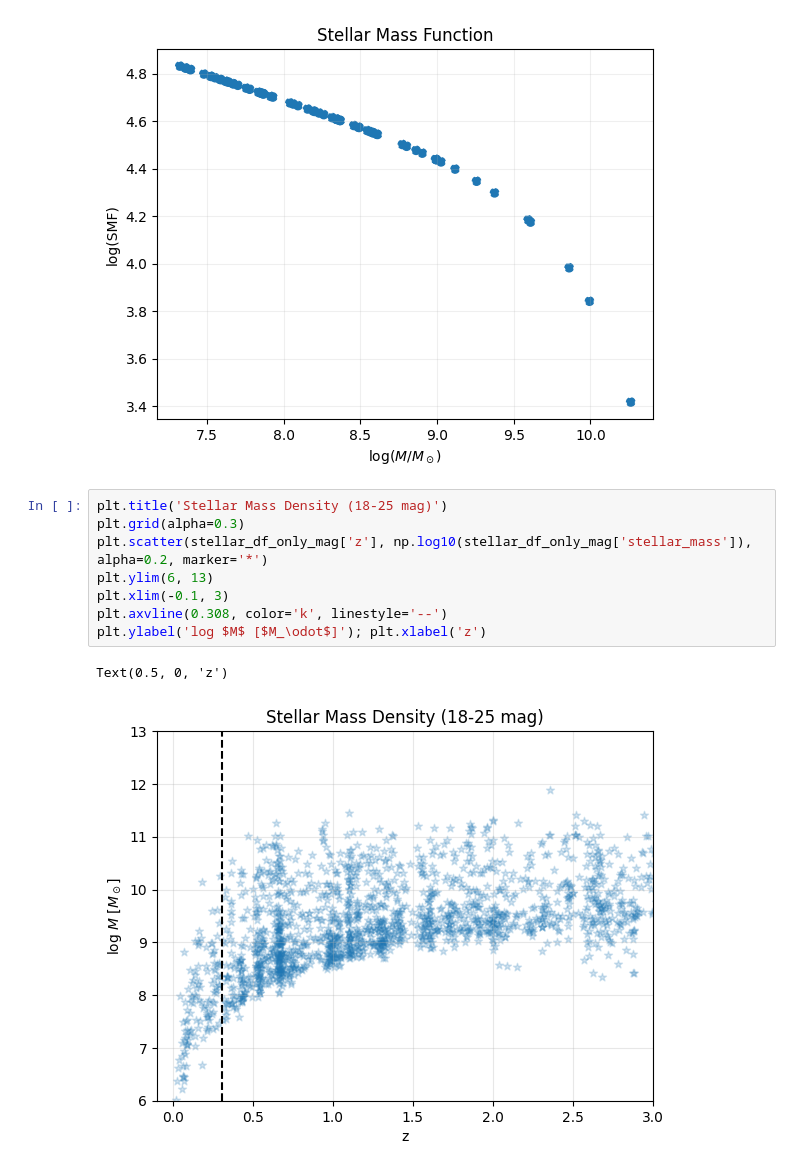
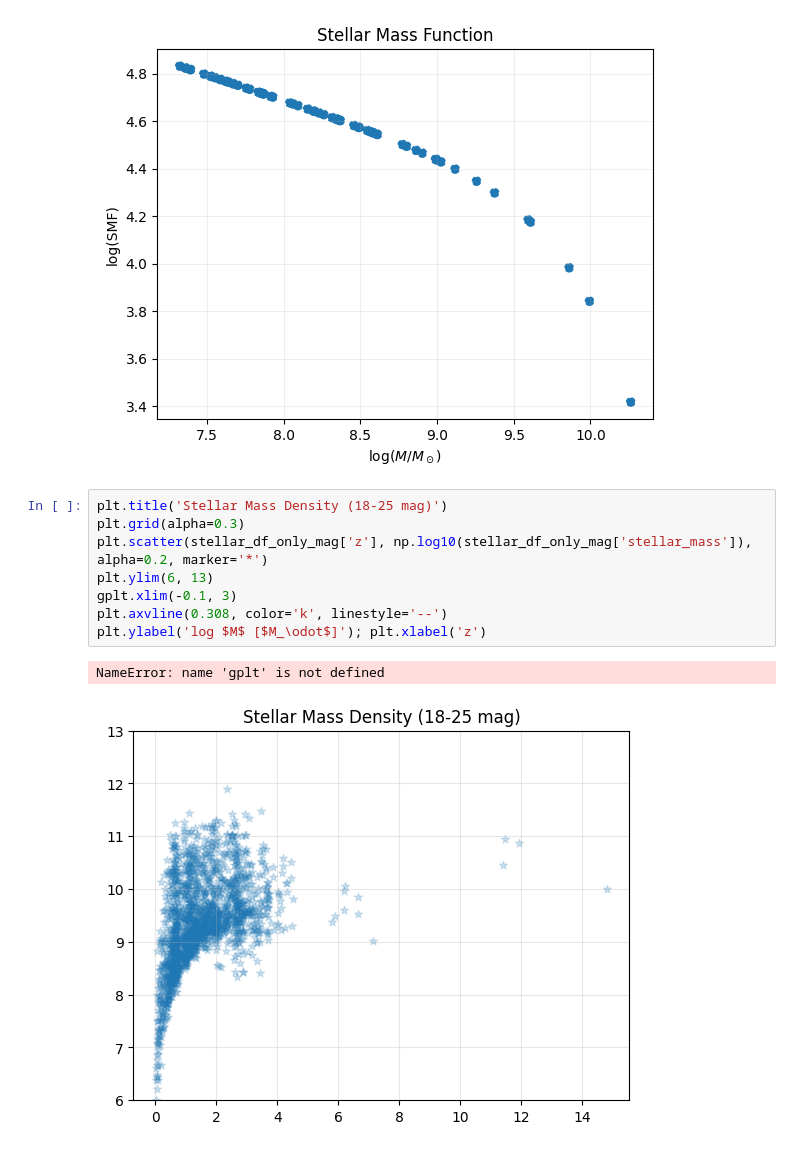
Before and after one commit to mayamerch/block-3-project, a Jupyter notebook: gds field.ipynb, the cells around one changed output. Saved outputs shown, nothing was run; the diff lists cells and outputs as text.

```diff
--- a/gds field.ipynb
+++ b/gds field.ipynb
@@ -464,11 +466,11 @@ plt.grid(alpha=0.2)
 # %%
 plt.title('Stellar Mass Density (18-25 mag)')
 plt.grid(alpha=0.3)
 plt.scatter(stellar_df_only_mag['z'], np.log10(stellar_df_only_mag['stellar_mass']), alpha=0.2, marker='*')
 plt.ylim(6, 13)
-plt.xlim(-0.1, 3)
+gplt.xlim(-0.1, 3)
 plt.axvline(0.308, color='k', linestyle='--')
 plt.ylabel('log $M$ [$M_\odot$]'); plt.xlabel('z')
 # %% [output]
-Text(0.5, 0, 'z')
+NameError: name 'gplt' is not defined
-[figure, old version]
+[figure, new version]
```
Also changed, not shown: parts of 2 cells of this notebook, 1 other file.
